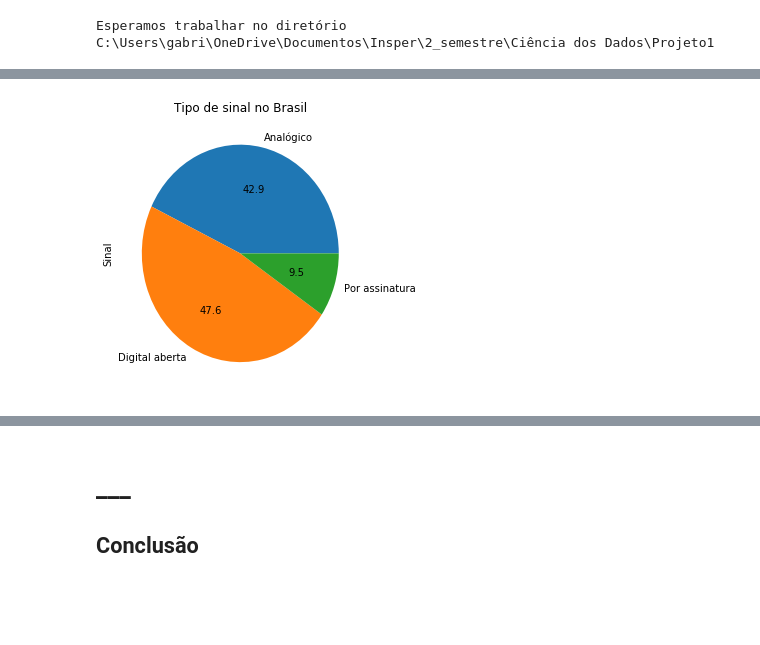
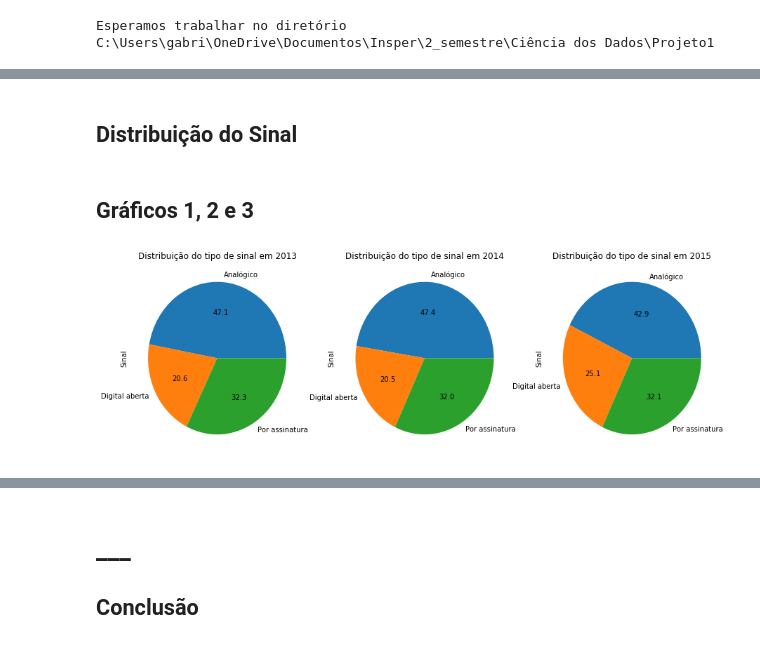
Before and after one commit to gabriellm1/Ci-nciaDosDados, a Jupyter notebook: Projeto1.ipynb, the cells around one changed output, grey strips where cells are left out. Cells and saved outputs as stored; diff of their text form; code cells hidden in the pictures; blank space fills up the shorter version.

```diff
--- a/Projeto1.ipynb
+++ b/Projeto1.ipynb
@@ -64,4 +200,6 @@ C:\Users\gabri\OneDrive\Documentos\Insper\2_semestre\Ciência dos Dados\Projeto1
 # %%
+# pnad2015
+
 # Separando Região
 pnad2015 = pd.read_csv("DOM2015.csv",sep = ",")
 pnad2015.loc[(pnad2015.UF==11) | (pnad2015.UF==12) | (pnad2015.UF==13) | (pnad2015.UF==14) | (pnad2015.UF==15) | (pnad2015.UF==16) | (pnad2015.UF==17),"REGIAO"] = "Norte"
@@ -91,7 +229,7 @@ pnad2015.columns = ['Quantidade de TV tela fina','Quantidade de TV de tubo','Pos
 
 # Tipo de sinal de TV
 pnad2015.loc[(pnad2015['Possui TV por assinatura']=='Sim'),'Sinal'] = 'Por assinatura'
-pnad2015.loc[(pnad2015['Possui sinal de TV digital aberta']=='Sim'),'Sinal'] = 'Digital aberta'
+pnad2015.loc[(pnad2015['Possui sinal de TV digital aberta']=='Sim')&(pnad2015['Possui TV por assinatura']=='Não'),'Sinal'] = 'Digital aberta'
 pnad2015.loc[(pnad2015['Possui sinal de TV digital aberta']=='Não')&(pnad2015['Possui TV por assinatura']=='Não'),'Sinal'] = 'Analógico'
 pnad2015.Sinal = pnad2015.Sinal.astype('category')
 
@@ -101,12 +239,14 @@ pnad2015.loc[(pnad2015['Quantidade de TV de tubo']==0)&(pnad2015['Quantidade de
 pnad2015.loc[(pnad2015['Quantidade de TV de tubo']>0)&(pnad2015['Quantidade de TV tela fina']>0),'Tipo de TV'] = 'Ambas'
 pnad2015['Tipo de TV'] = pnad2015['Tipo de TV'].astype('category')
 
-# Salvando pnad2015
-pnad2015.to_csv('pnad2015_projeto.csv', sep=',')
+# Criando variável TV/pessoa
+pnad2015["TV por pessoa"] = ( pnad2015['Quantidade de TV de tubo']  + pnad2015['Quantidade de TV tela fina'])/pnad2015['Componentes']
 
 # Filtragem de linha
 pnad2015 = pnad2015.dropna()
 
+# Salvando pnad2015
+pnad2015.to_csv('pnad2015_projeto.csv', sep=',')
 pnad2015
 # %% [output]
 |  | Quantidade de TV tela fina | Quantidade de TV de tubo | Possui TV por assinatura | Possui sinal de TV digital aberta | REGIÃO | ... |
@@ -130,10 +273,22 @@ pnad2015
+# %% [markdown]
+## Distribuição do Sinal
+# %% [markdown]
+## Gráficos 1, 2 e 3
 # %%
 # Tabela univariada de frequência relativa do sinal de TV no Brasil
-fr_sinal = (pnad2015.Sinal.value_counts(sort=False, normalize=True)*100).round(decimals=1)
+fr_sinal2013 = (pnad2013.Sinal.value_counts(sort=False, normalize=True)*100).round(decimals=1)
+fr_sinal2014 = (pnad2014.Sinal.value_counts(sort=False, normalize=True)*100).round(decimals=1)
+fr_sinal2015 = (pnad2015.Sinal.value_counts(sort=False, normalize=True)*100).round(decimals=1)
 
 # Gráfico de Setor
 fig = plt.figure(figsize=(15, 5))
 plt.subplot(131)
-plot = fr_sinal.plot(kind='pie',title='Tipo de sinal no Brasil',autopct='%.1f')
+plot = fr_sinal2013.plot(kind='pie',title='Distribuição do tipo de sinal em 2013',autopct='%.1f')
+
+plt.subplot(132)
+plot = fr_sinal2014.plot(kind='pie',title='Distribuição do tipo de sinal em 2014',autopct='%.1f')
+
+plt.subplot(133)
+plot = fr_sinal2015.plot(kind='pie',title='Distribuição do tipo de sinal em 2015',autopct='%.1f')
 # %% [output]
-[figure, old version]
+[figure, new version]
```
Also changed, not shown: parts of 26 cells of this notebook, 3 other files.
